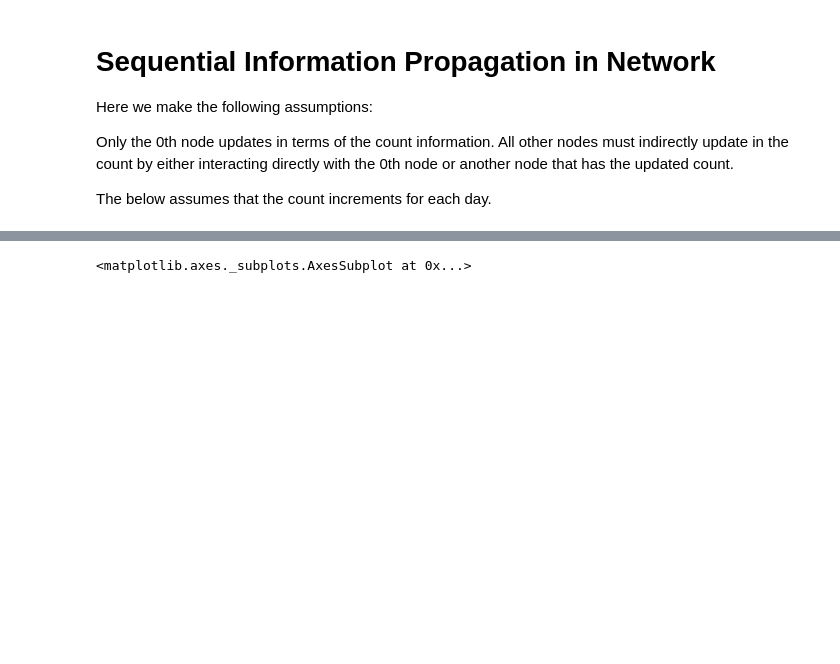
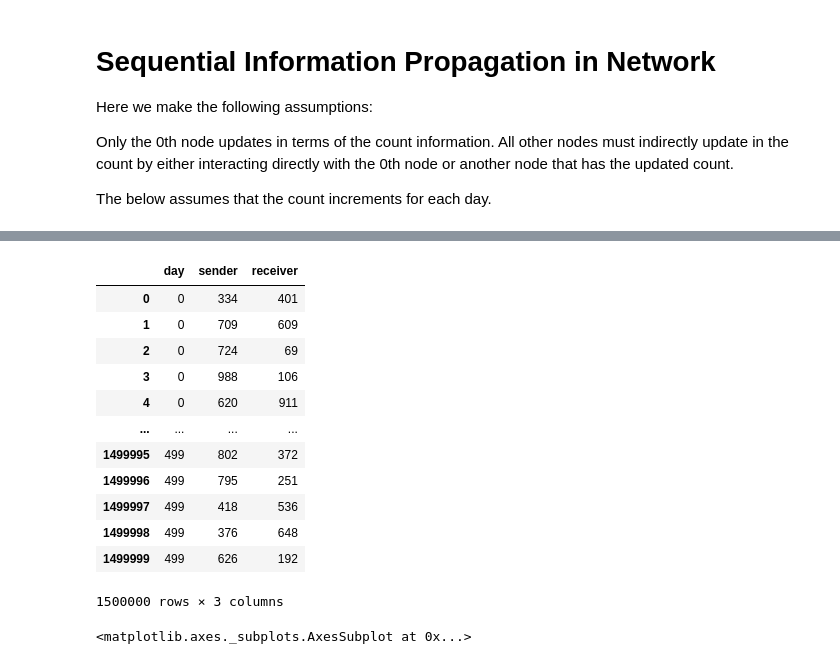
Before and after one commit to HanSeoulOh/mathproblems, a Jupyter notebook: stochasticGraphs.ipynb, the cells around one changed output, grey strips where cells are left out. Drawn from its saved outputs; the diff is of its cells as text; code cells hidden in the pictures; blank space fills up the shorter version.

```diff
--- a/stochasticGraphs.ipynb
+++ b/stochasticGraphs.ipynb
@@ -319,3 +338,20 @@ for day in range(days):
+# %%
+txHistory = pd.DataFrame(np.array([np.repeat(np.arange(days), tx), np.random.randint(population, size=days*tx), np.random.randint(population, size=days*tx)]).T , columns = ['day', 'sender', 'receiver'])
+txHistory
+# %% [output]
+|  | day | sender | receiver |
+| 0 | 0 | 334 | 401 |
+| 1 | 0 | 709 | 609 |
+| 2 | 0 | 724 | 69 |
+| 3 | 0 | 988 | 106 |
+| 4 | 0 | 620 | 911 |
+| ... | ... | ... | ... |
+| 1499995 | 499 | 802 | 372 |
+| 1499996 | 499 | 795 | 251 |
+| 1499997 | 499 | 418 | 536 |
+| 1499998 | 499 | 376 | 648 |
+| 1499999 | 499 | 626 | 192 |
+1500000 rows × 3 columns
 # %%
 rseq = np.linspace(0, days, num = days)
 con = pd.DataFrame(data = {'Real Time' : rseq, 'Propagated Time': seq})
```
Also changed, not shown: parts of 3 cells of this notebook.
